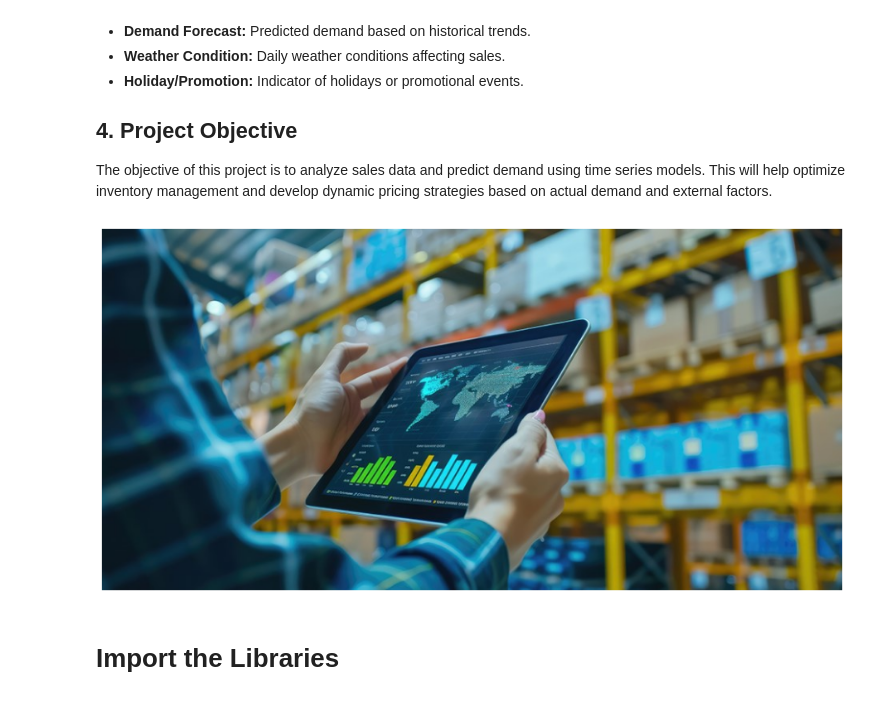
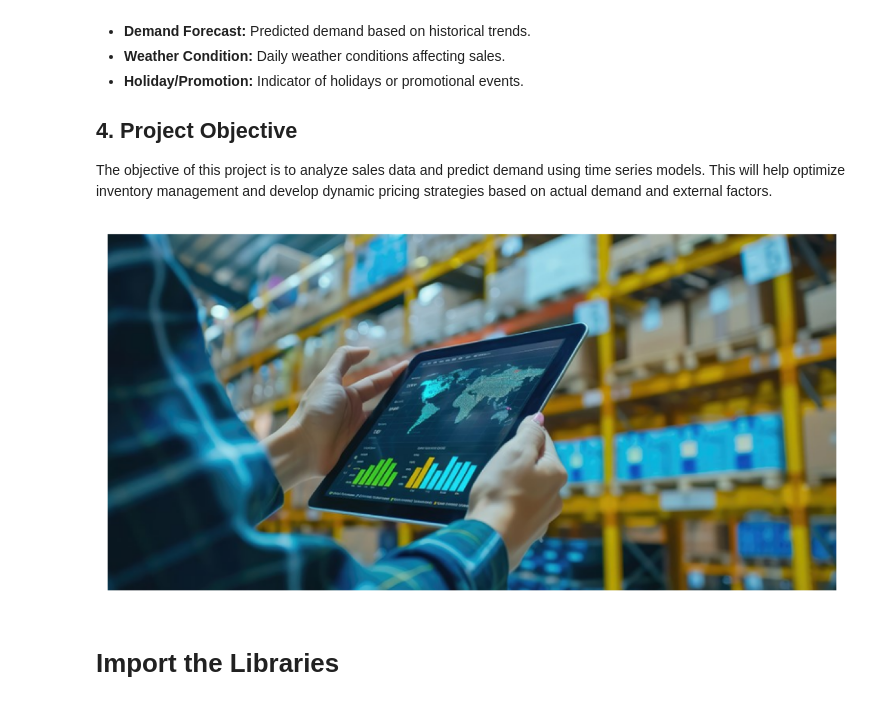
Before and after one commit to 0-Ahmed-Tamer-0/Sales_Forecasting_and_Demand_Prediction, a Jupyter notebook: notebooks/Sales Forecasting and Demand Prediction.ipynb, the cells around one changed output. Drawn from its saved outputs; the diff is of its cells as text; code cells hidden in the pictures.

```diff
--- a/notebooks/Sales Forecasting and Demand Prediction.ipynb
+++ b/notebooks/Sales Forecasting and Demand Prediction.ipynb
@@ -21,18 +21,17 @@ This dataset contains daily records of retail stores, including sales, inventory
 ## 4. Project Objective
 The objective of this project is to analyze sales data and predict demand using time series models. This will help optimize inventory management and develop dynamic pricing strategies based on actual demand and external factors.
 # %%
-from scipy.stats import ttest_ind
 import cv2
 import matplotlib.pyplot as plt
-image_path = r"D:\desctop\mmm.jpg"
+image_path = r'..\src\download.png'
 im = cv2.imread(image_path)
 im = cv2.cvtColor(im, cv2.COLOR_BGR2RGB)
 plt.figure(figsize=(16, 10))
 plt.imshow(im)
 plt.axis("off")
 plt.show()
 # %% [output]
-[figure, old version]
+[figure, new version]
 # %% [markdown]
 # Import the Libraries
 # %%
```
Also changed, not shown: parts of 9 cells of this notebook, 4 other files.
